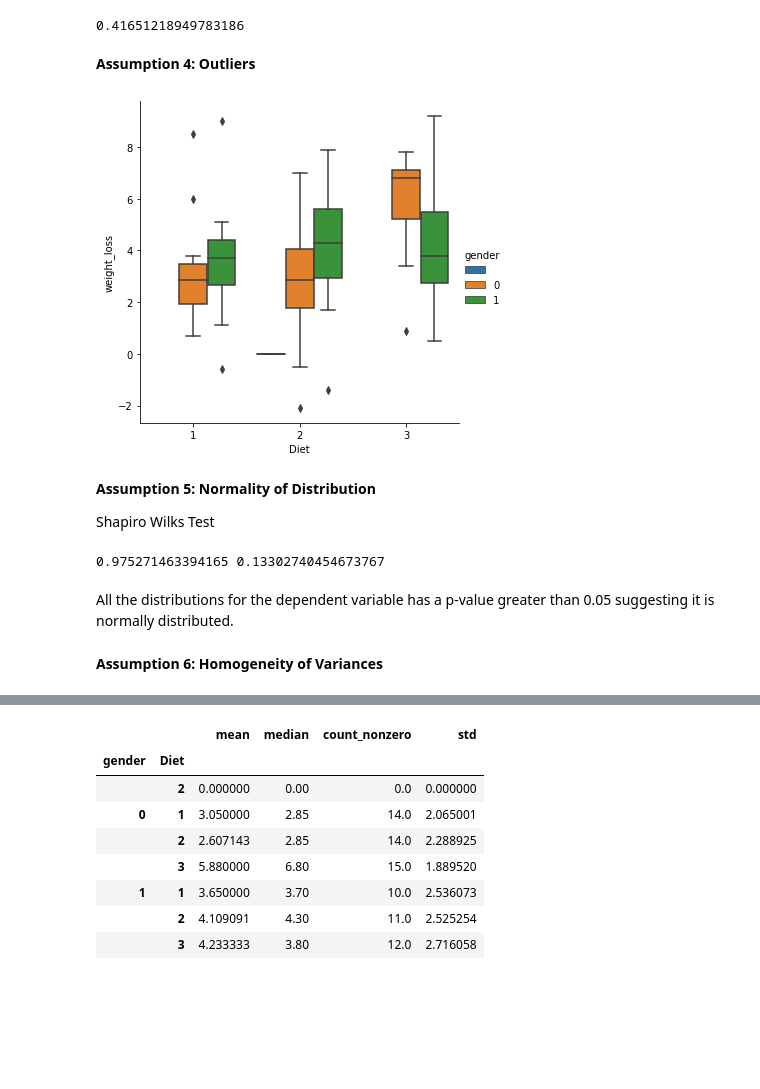
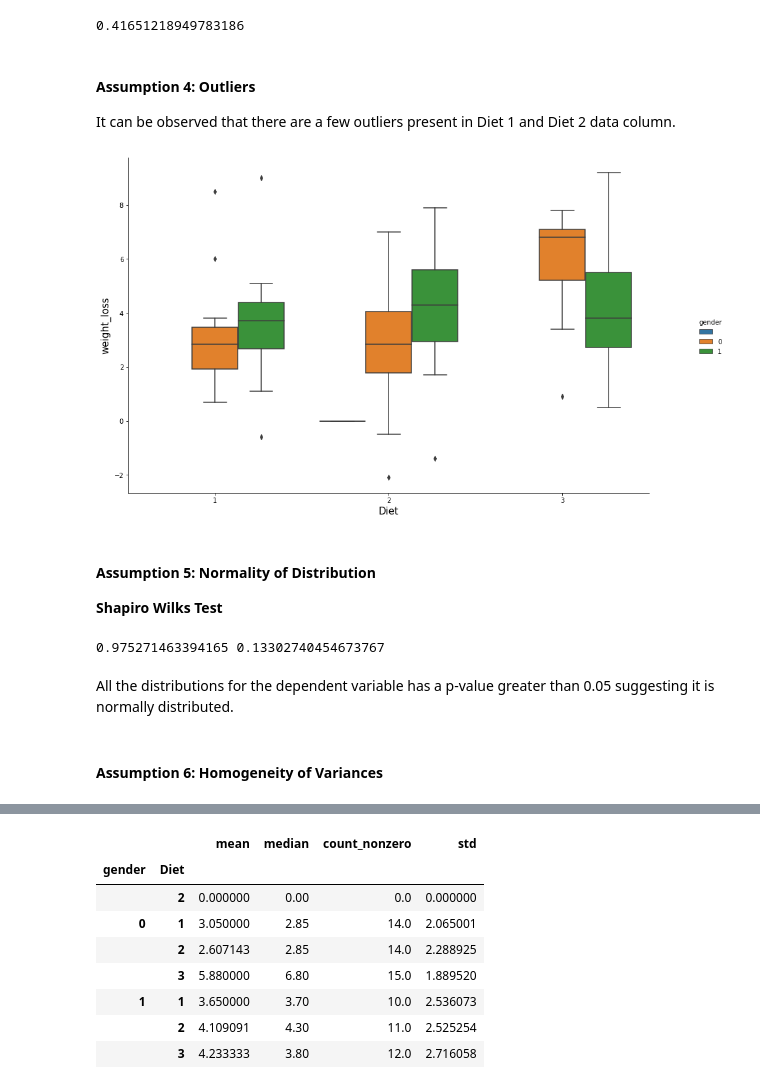
Before and after one commit to SharonNicG/52954-Machine-Learning-and-Statistics, a Jupyter notebook: scipy-stats.ipynb, the cells around one changed output, grey strips where cells are left out. Saved outputs shown, nothing was run; the diff lists cells and outputs as text; code cells hidden in the pictures; blank space fills up the shorter version.

```diff
--- a/scipy-stats.ipynb
+++ b/scipy-stats.ipynb
@@ -258,26 +406,42 @@ c, p, dof, expected = chi2_contingency(contigency)
 print(p)
 # %% [output]
 0.41651218949783186
-# %% [markdown]
-**Assumption 4: Outliers**
-# %%
-sns.catplot(x="Diet", y="weight_loss", hue='gender', kind="box", data=df)
-plt.show()
-# %% [output]
-[figure, removed]
+# %% [markdown]
+#### Assumption 4: Outliers
+
+It can be observed that there are a few outliers present in Diet 1 and Diet 2 data column.
+# %%
+# Display the box plot between  different categories of diet and weight_loss w.r.t gender
+g = sns.catplot(x="Diet", y="weight_loss", hue='gender', kind="box", data=df)
+# set the figure width
+g.fig.set_figwidth(14)
+# set the figure height
+g.fig.set_figheight(8)
+# set the y label of the image
+plt.ylabel('weight_loss' , fontsize = 15)
+# set the x label of the image
+plt.xlabel('Diet' , fontsize = 15)
+# display the plot
+plt.show()
+# %% [output]
+[figure, added]
 # %% [markdown]
-**Assumption 5: Normality of Distribution**
+#### Assumption 5: Normality of Distribution
 
-Shapiro Wilks Test
+**Shapiro Wilks Test**
-# %%
-w, pvalue = stats.shapiro(model.resid)
-print(w, pvalue)
-# %% [output]
-0.975271463394165 0.13302740454673767
+# %%
+# make the model for weight_loss using both Gender and Diet
+model = ols('weight_loss ~ C(Diet) + C(gender) + C(Diet):C(gender)', df).fit()
+# used shapiro function to fine the w and pvalue from model residuals
+w, pvalue = stats.shapiro(model.resid)
+# print  w and pvalue
+print(w, pvalue)
+# %% [output]
+0.975271463394165 0.13302740454673767
 # %% [markdown]
 All the distributions for the dependent variable has a p-value greater than 0.05 suggesting it is normally distributed.
 # %% [markdown]
-**Assumption 6: Homogeneity of Variances**
+#### Assumption 6: Homogeneity of Variances
 # %% [markdown]
 Assess the equality of variance between two different samples
 
```
Also changed, not shown: parts of 55 cells of this notebook, 5 other files.
